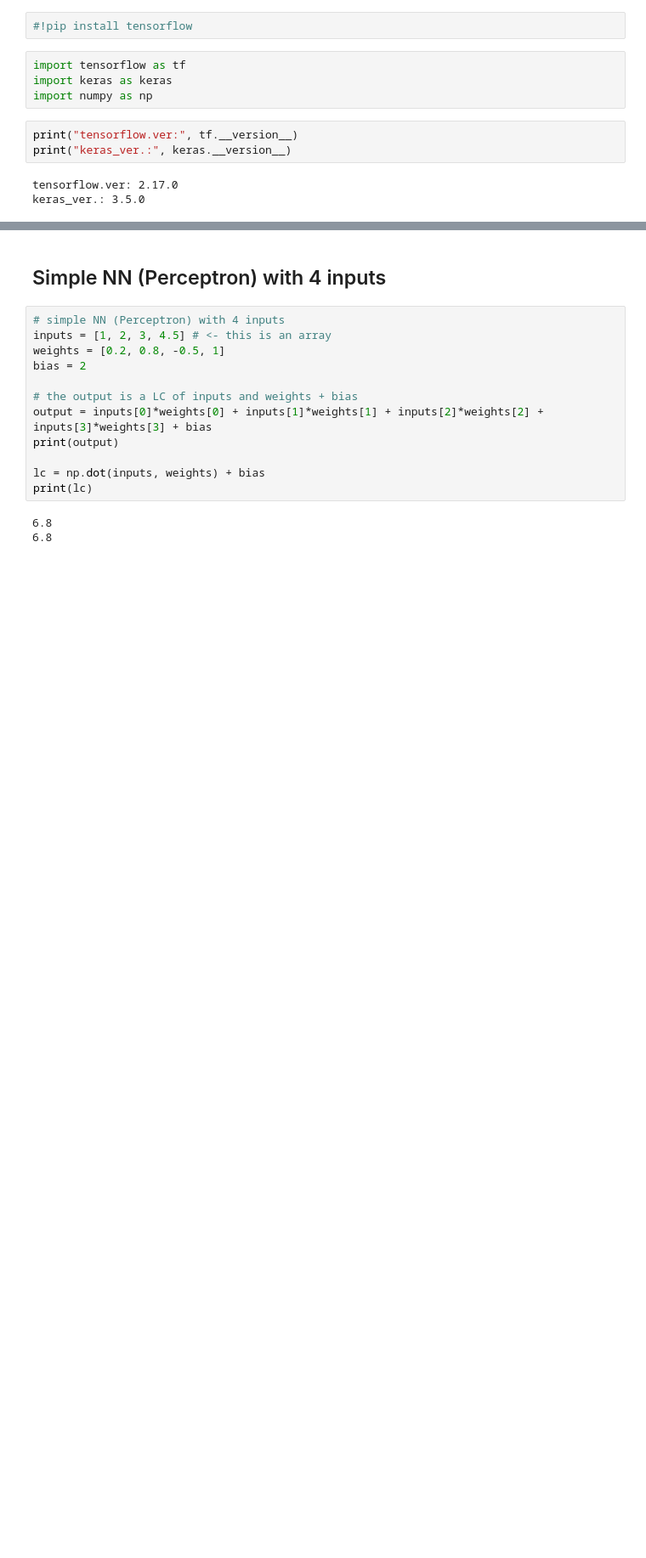
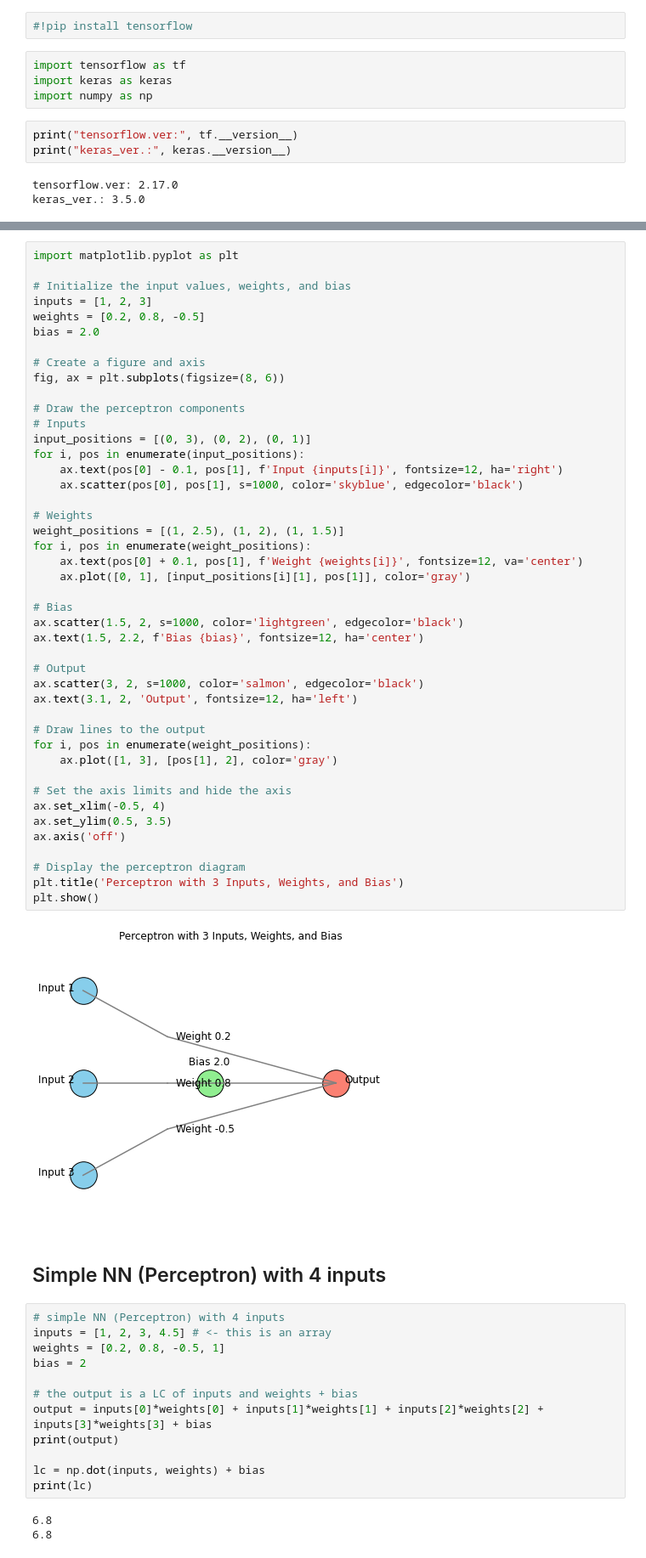
Before and after one commit to n8tlmps/STAT479-AppliedNeuralNetworksDeepLearning, a Jupyter notebook: LabNotes/Lec0906.ipynb, the cells around one changed output, grey strips where cells are left out. Shown at 85% size. Saved outputs shown, nothing was run; the diff lists cells and outputs as text; blank space fills up the shorter version.

```diff
--- a/LabNotes/Lec0906.ipynb
+++ b/LabNotes/Lec0906.ipynb
@@ -21,3 +27,49 @@ Python ver.: 3.10.9 | packaged by conda-forge | (main, Jan 11 2023, 15:15:40) [M
+# %%
+import matplotlib.pyplot as plt
+
+# Initialize the input values, weights, and bias
+inputs = [1, 2, 3]
+weights = [0.2, 0.8, -0.5]
+bias = 2.0
+
+# Create a figure and axis
+fig, ax = plt.subplots(figsize=(8, 6))
+
+# Draw the perceptron components
+# Inputs
+input_positions = [(0, 3), (0, 2), (0, 1)]
+for i, pos in enumerate(input_positions):
+    ax.text(pos[0] - 0.1, pos[1], f'Input {inputs[i]}', fontsize=12, ha='right')
+    ax.scatter(pos[0], pos[1], s=1000, color='skyblue', edgecolor='black')
+
+# Weights
+weight_positions = [(1, 2.5), (1, 2), (1, 1.5)]
+for i, pos in enumerate(weight_positions):
+    ax.text(pos[0] + 0.1, pos[1], f'Weight {weights[i]}', fontsize=12, va='center')
+    ax.plot([0, 1], [input_positions[i][1], pos[1]], color='gray')
+
+# Bias
+ax.scatter(1.5, 2, s=1000, color='lightgreen', edgecolor='black')
+ax.text(1.5, 2.2, f'Bias {bias}', fontsize=12, ha='center')
+
+# Output
+ax.scatter(3, 2, s=1000, color='salmon', edgecolor='black')
+ax.text(3.1, 2, 'Output', fontsize=12, ha='left')
+
+# Draw lines to the output
+for i, pos in enumerate(weight_positions):
+    ax.plot([1, 3], [pos[1], 2], color='gray')
+
+# Set the axis limits and hide the axis
+ax.set_xlim(-0.5, 4)
+ax.set_ylim(0.5, 3.5)
+ax.axis('off')
+
+# Display the perceptron diagram
+plt.title('Perceptron with 3 Inputs, Weights, and Bias')
+plt.show()
+# %% [output]
+[figure, added]
 # %% [markdown]
 ## Simple NN (Perceptron) with 4 inputs
 # %%
```
Also changed, not shown: parts of 4 cells of this notebook, 4 other files.
